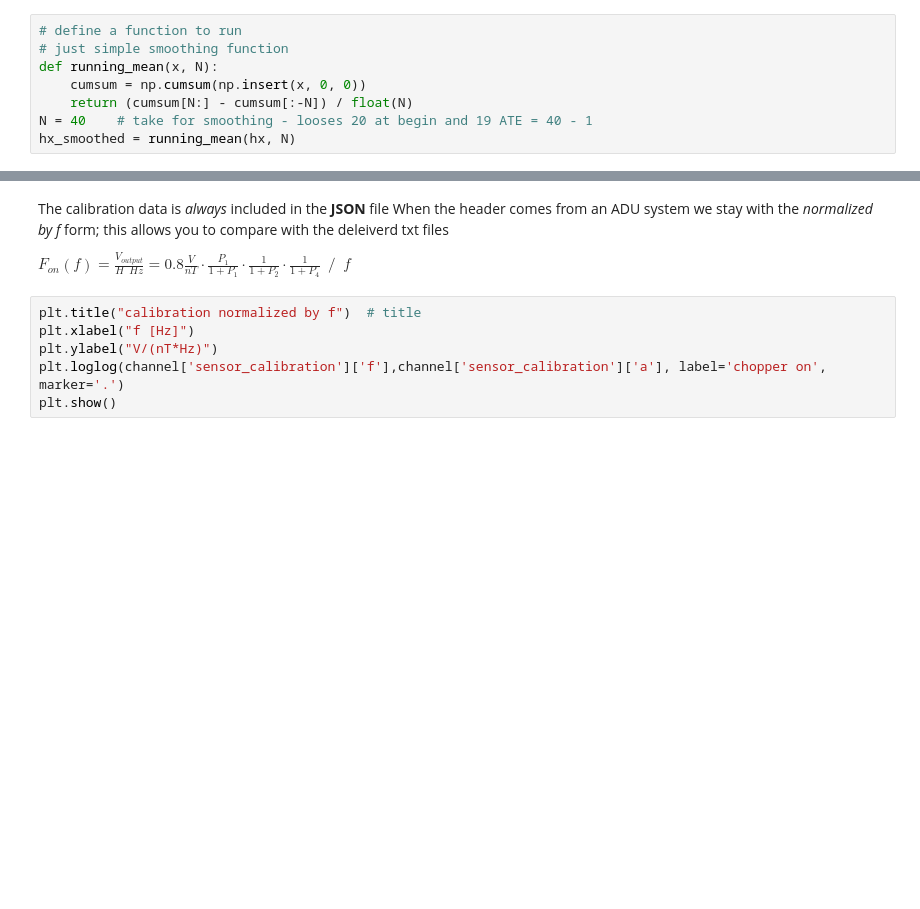
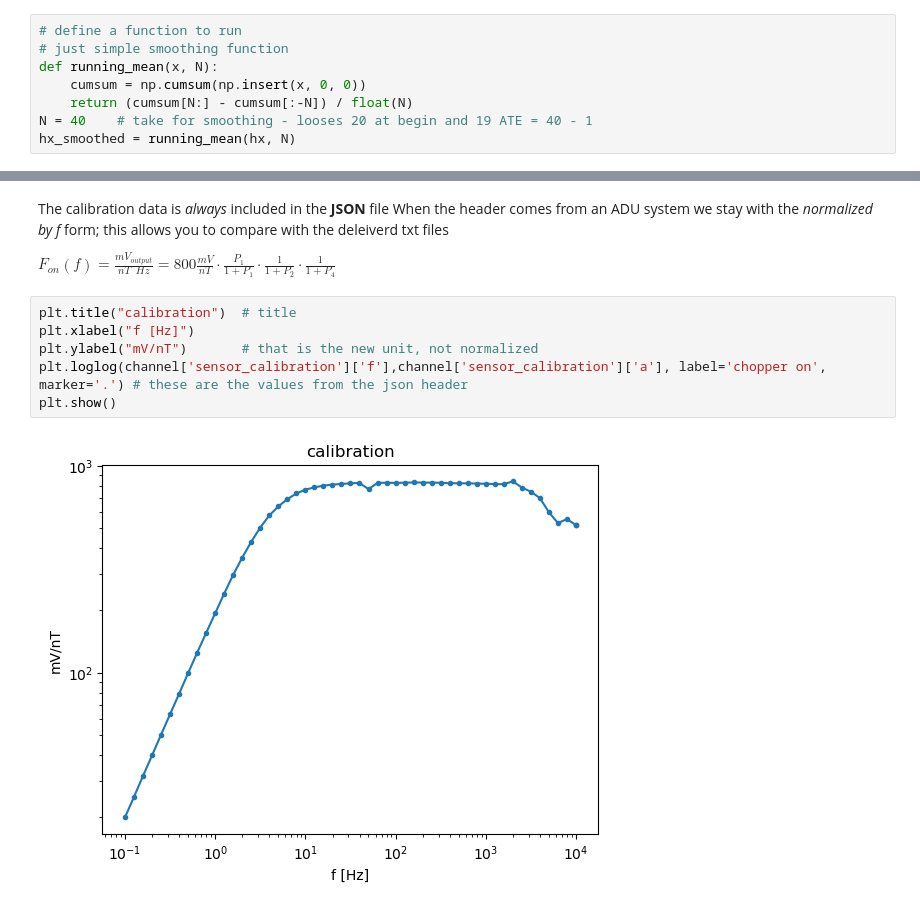
Before and after one commit to bfrmtx/MTHotel, a Jupyter notebook: python/bfr/examples/geospace.ipynb, the cells around one changed output, grey strips where cells are left out. Drawn from its saved outputs; the diff is of its cells as text; blank space fills up the shorter version.

```diff
--- a/python/bfr/examples/geospace.ipynb
+++ b/python/bfr/examples/geospace.ipynb
@@ -73,10 +83,12 @@ The calibration data is *always* included in the **JSON** file
 When the header comes from an ADU system we stay with the *normalized by f* form;
 this allows you to compare with the deleiverd txt files
 
-$F_{on}(f) = \frac{ V_{output} }{H \enspace Hz} = 0.8 \frac{V}{nT} \cdot \frac{P_1}{1+P_1} \cdot \frac{1}{1+P_2} \cdot \frac{1}{1+P_4} \enspace / \enspace f$
+$F_{on}(f) = \frac{ mV_{output} }{nT \enspace Hz} = 800 \frac{mV}{nT} \cdot \frac{P_1}{1+P_1} \cdot \frac{1}{1+P_2} \cdot \frac{1}{1+P_4} $
 # %%
-plt.title("calibration normalized by f")  # title
+plt.title("calibration")  # title
 plt.xlabel("f [Hz]")
-plt.ylabel("V/(nT*Hz)")
-plt.loglog(channel['sensor_calibration']['f'],channel['sensor_calibration']['a'], label='chopper on', marker='.')
+plt.ylabel("mV/nT")       # that is the new unit, not normalized
+plt.loglog(channel['sensor_calibration']['f'],channel['sensor_calibration']['a'], label='chopper on', marker='.') # these are the values from the json header
 plt.show()
+# %% [output]
+[figure, added]
```
Also changed, not shown: parts of 8 cells of this notebook, 41 other files.
